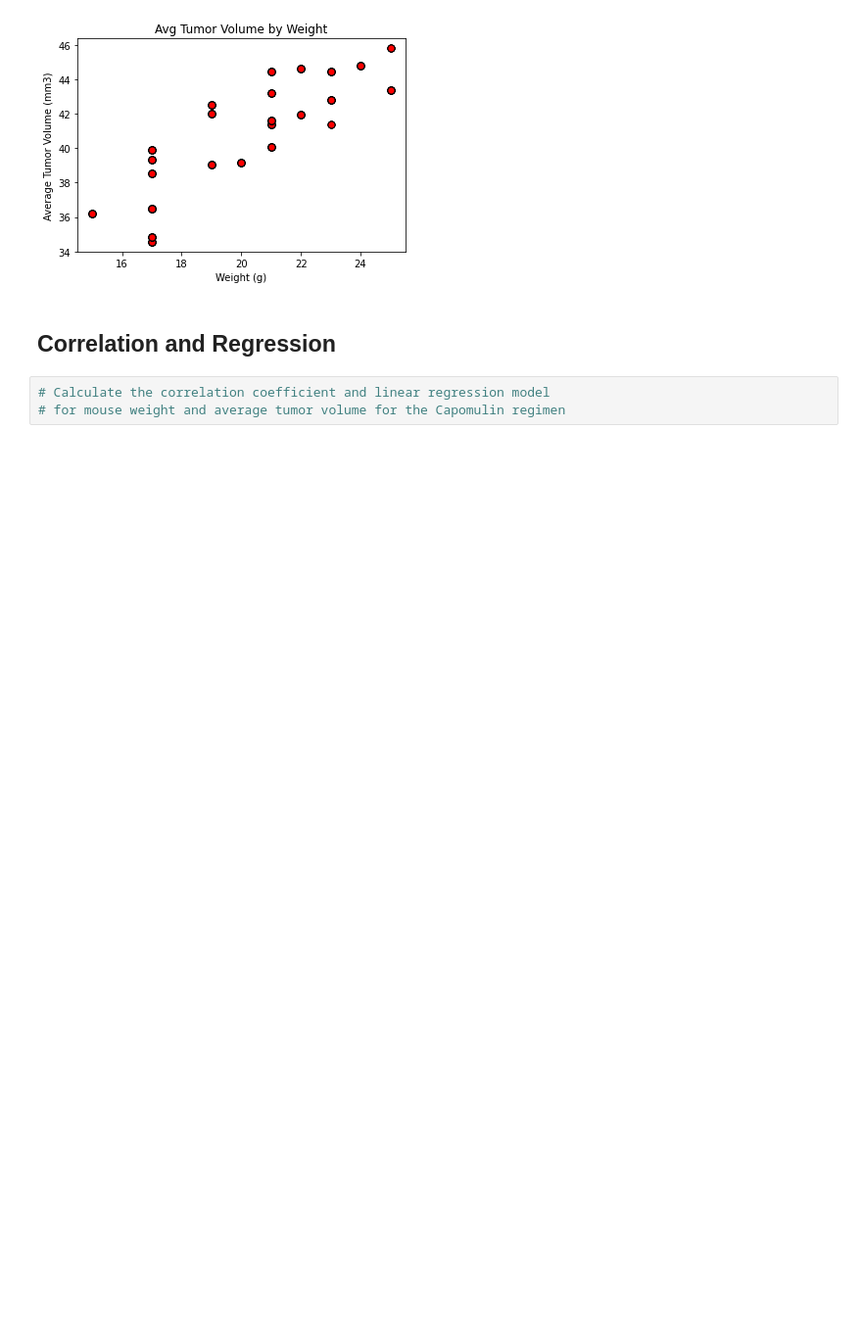
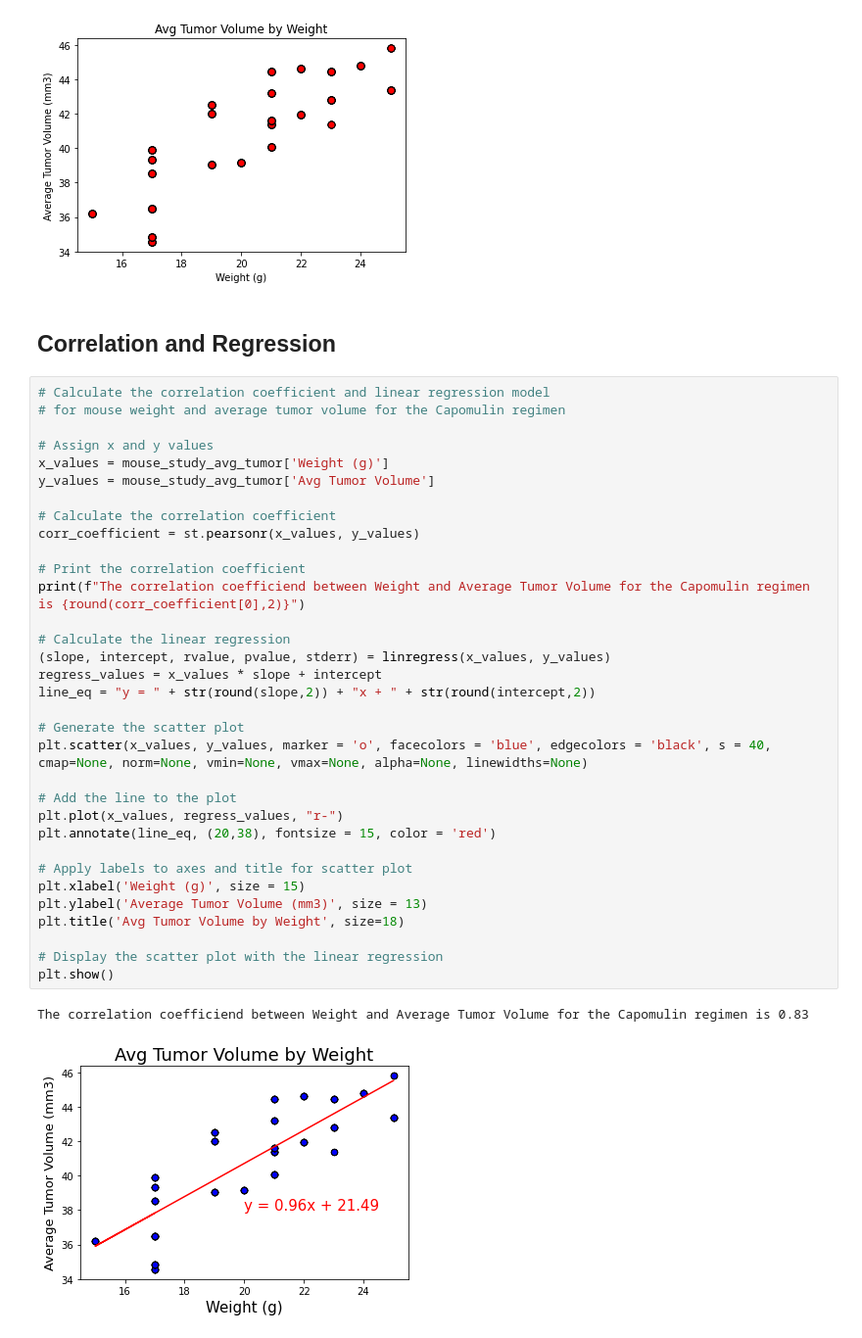
Before and after one commit to mtamrakar656/pymaceuticals, a Jupyter notebook: pymaceuticals.ipynb, the cells around one changed output. Shown at 98% size. Cells and saved outputs as stored; diff of their text form; blank space fills up the shorter version.

Commit message:
Calculated correlation coefficient and added line to the scatter plot

```diff
--- a/pymaceuticals.ipynb
+++ b/pymaceuticals.ipynb
@@ -358,6 +357,39 @@ The 'verts' parameter of scatter() was deprecated in Matplotlib 3.2 and will be
 [figure]
 # %% [markdown]
 ## Correlation and Regression
-# %%
-# Calculate the correlation coefficient and linear regression model
-# for mouse weight and average tumor volume for the Capomulin regimen
+# %%
+# Calculate the correlation coefficient and linear regression model
+# for mouse weight and average tumor volume for the Capomulin regimen
+
+# Assign x and y values
+x_values = mouse_study_avg_tumor['Weight (g)']
+y_values = mouse_study_avg_tumor['Avg Tumor Volume']
+
+# Calculate the correlation coefficient
+corr_coefficient = st.pearsonr(x_values, y_values)
+
+# Print the correlation coefficient
+print(f"The correlation coefficiend between Weight and Average Tumor Volume for the Capomulin regimen is {round(corr_coefficient[0],2)}")
+
+# Calculate the linear regression
+(slope, intercept, rvalue, pvalue, stderr) = linregress(x_values, y_values)
+regress_values = x_values * slope + intercept
+line_eq = "y = " + str(round(slope,2)) + "x + " + str(round(intercept,2))
+
+# Generate the scatter plot
+plt.scatter(x_values, y_values, marker = 'o', facecolors = 'blue', edgecolors = 'black', s = 40, cmap=None, norm=None, vmin=None, vmax=None, alpha=None, linewidths=None)
+
+# Add the line to the plot
+plt.plot(x_values, regress_values, "r-")
+plt.annotate(line_eq, (20,38), fontsize = 15, color = 'red')
+
+# Apply labels to axes and title for scatter plot
+plt.xlabel('Weight (g)', size = 15)
+plt.ylabel('Average Tumor Volume (mm3)', size = 13)
+plt.title('Avg Tumor Volume by Weight', size=18)
+
+# Display the scatter plot with the linear regression
+plt.show()
+# %% [output]
+The correlation coefficiend between Weight and Average Tumor Volume for the Capomulin regimen is 0.83
+[figure, added]
```
Also changed, not shown: parts of 3 cells of this notebook.
